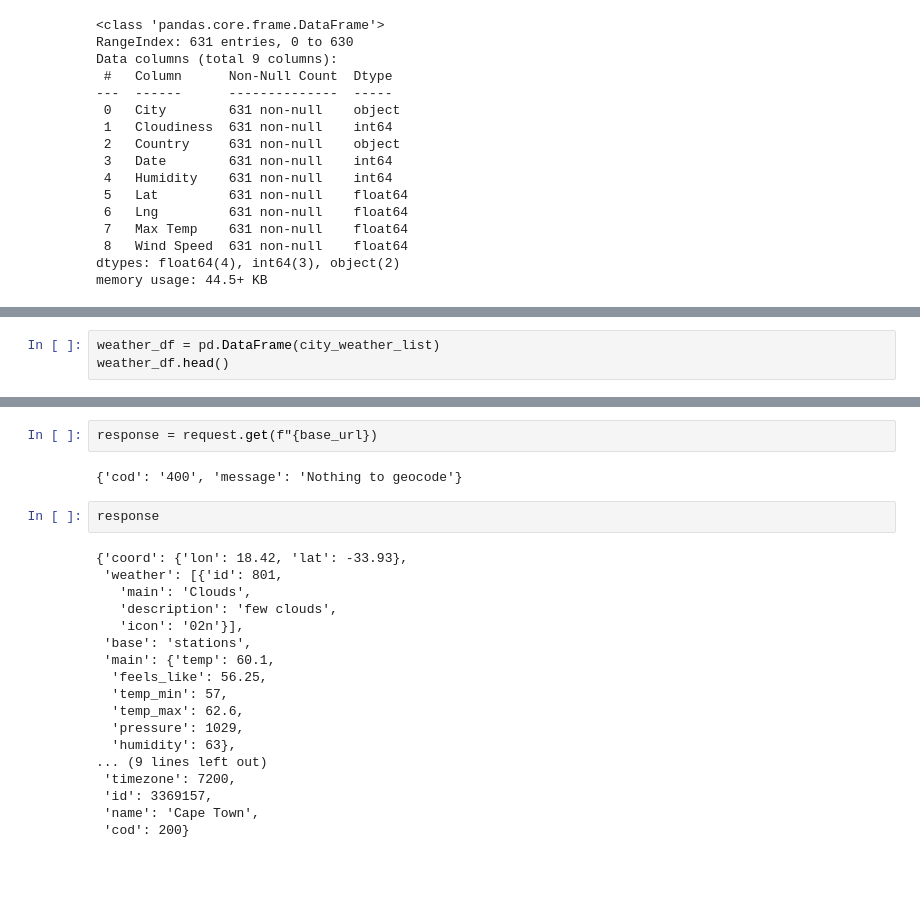
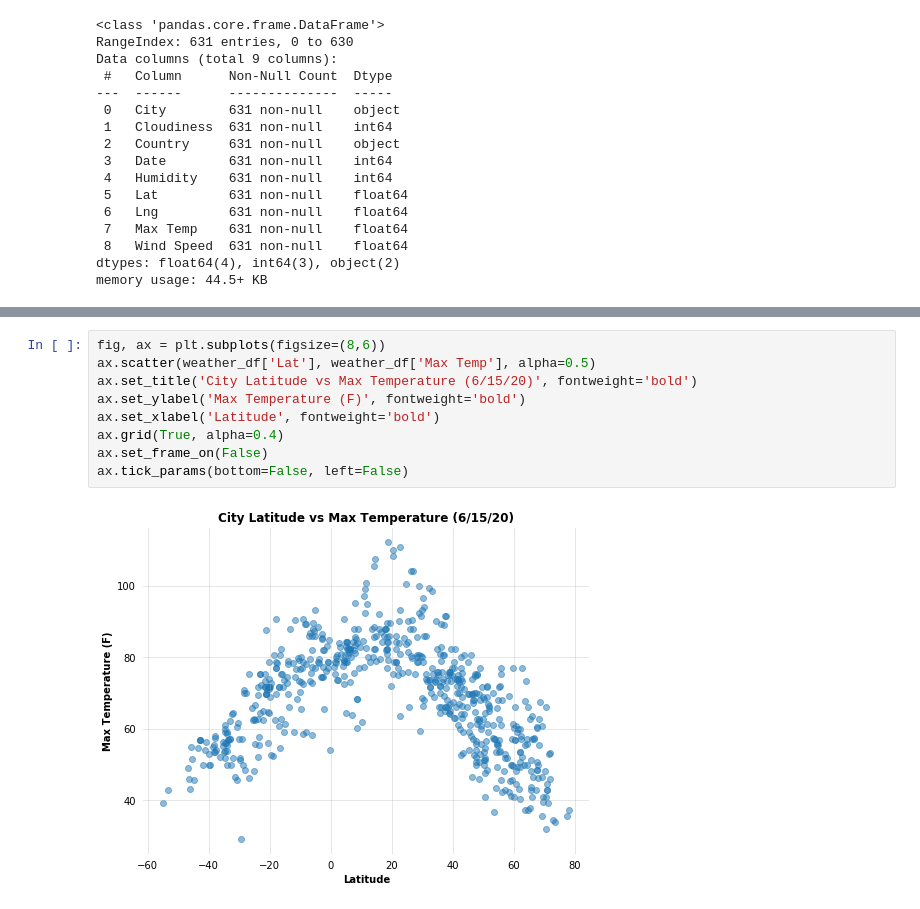
Before and after one commit to ringotm/Python-API-Challenge, a Jupyter notebook: WeatherPy/WeatherPy.ipynb, the cells around one changed output, grey strips where cells are left out. Saved outputs shown, nothing was run; the diff lists cells and outputs as text; blank space fills up the shorter version.

```diff
--- a/WeatherPy/WeatherPy.ipynb
+++ b/WeatherPy/WeatherPy.ipynb
@@ -284,3 +181,0 @@ city_weather_list[1]['clouds']['all']
-# %%
-weather_df = pd.DataFrame(city_weather_list)
-weather_df.head()
@@ -294,24 +182,11 @@ weather_df.head()
-# %%
-response = request.get(f"{base_url})
-# %% [output]
-{'cod': '400', 'message': 'Nothing to geocode'}
-# %%
-response
-# %% [output]
-{'coord': {'lon': 18.42, 'lat': -33.93},
- 'weather': [{'id': 801,
-   'main': 'Clouds',
-   'description': 'few clouds',
-   'icon': '02n'}],
- 'base': 'stations',
- 'main': {'temp': 60.1,
-  'feels_like': 56.25,
-  'temp_min': 57,
-  'temp_max': 62.6,
-  'pressure': 1029,
-  'humidity': 63},
-... (9 lines left out)
- 'timezone': 7200,
- 'id': 3369157,
- 'name': 'Cape Town',
- 'cod': 200}
+# %%
+fig, ax = plt.subplots(figsize=(8,6))
+ax.scatter(weather_df['Lat'], weather_df['Max Temp'], alpha=0.5)
+ax.set_title('City Latitude vs Max Temperature (6/15/20)', fontweight='bold')
+ax.set_ylabel('Max Temperature (F)', fontweight='bold')
+ax.set_xlabel('Latitude', fontweight='bold')
+ax.grid(True, alpha=0.4)
+ax.set_frame_on(False)
+ax.tick_params(bottom=False, left=False)
+# %% [output]
+[figure, added]
```
Also changed, not shown: parts of 28 cells of this notebook.
